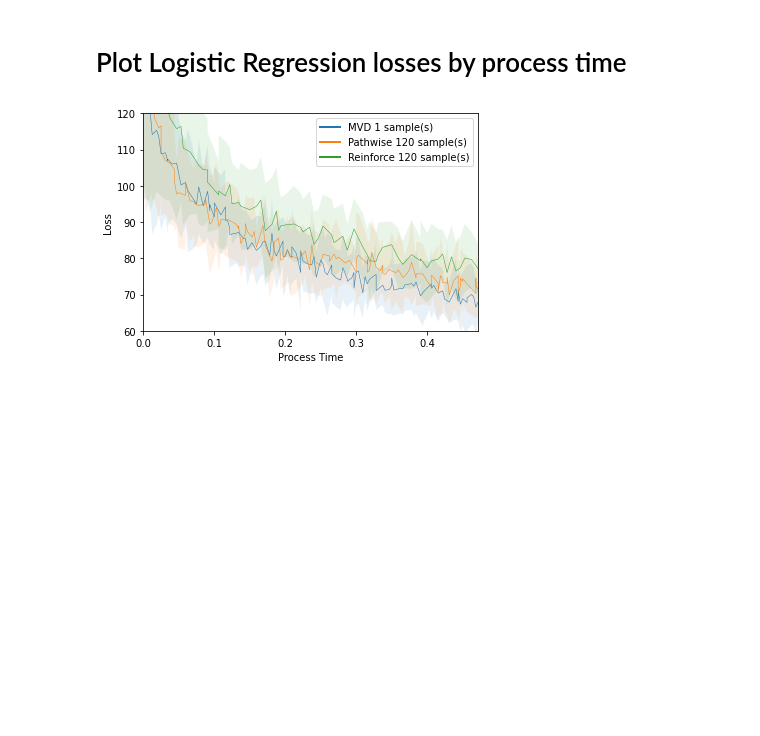
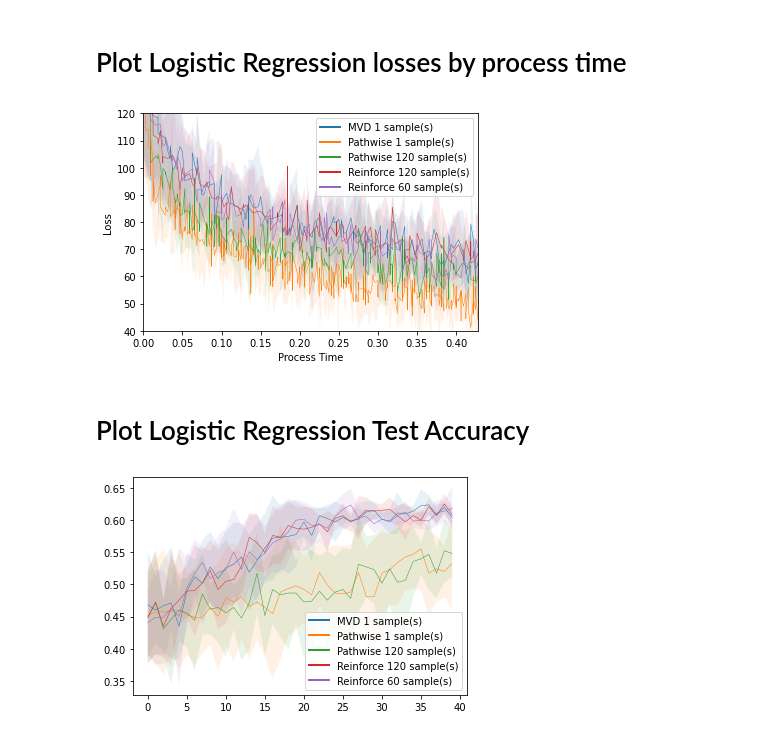
Before and after one commit to M8is/master-thesis-code, a Jupyter notebook: notebooks/plot-losses.ipynb, the cells around one changed output. Saved outputs shown, nothing was run; the diff lists cells and outputs as text; code cells hidden in the pictures; blank space fills up the shorter version.

```diff
--- a/notebooks/plot-losses.ipynb
+++ b/notebooks/plot-losses.ipynb
@@ -196,7 +231,7 @@ plt.show()
 # Plot Logistic Regression losses by process time
 # %%
 test_losses = defaultdict(list)
-for k, v in collect_by(logreg_results, 'mc_estimator').items():
+for k, v in collect_by(logreg_results, 'mc_estimator', 'sample_size').items():
     for meta in v:
         test_losses[k].append((meta, TensorHolder.load(meta['results_dir'], 'train_loss'), TensorHolder.load(meta['results_dir'], 'iteration_times')))
 test_losses.default_factory = None
@@ -218,9 +253,33 @@ for run in test_losses.values():
 legend()
 plt.xlabel('Process Time')
 plt.ylabel('Loss')
-plt.ylim(60, 120)
+plt.ylim(40, 120)
 plt.xlim(0, shortest_run)
 plt.savefig(plot_dir / f'logreg_test_timed_losses_until_end.pdf')
 plt.show()
 # %% [output]
-[figure, old version]
+[figure, new version]
+# %% [markdown]
+# Plot Logistic Regression Test Accuracy
+# %%
+logreg_results = load_meta_infos(Path('results', 'logreg'))
+
+test_accuracies = defaultdict(list)
+for k, v in collect_by(logreg_results, 'mc_estimator', 'sample_size').items():
+    for meta in v:
+        test_accuracies[k].append((meta, TensorHolder.load(meta['results_dir'], 'test_accuracies')))
+test_accuracies.default_factory = None
+
+for run in test_accuracies.values():
+    meta, _ = run[0]
+    accuracies = []
+    for meta, accuracy in run:
+        accuracies.append(accuracy.data.numpy().flatten())
+    accuracies = np.array(accuracies)
+    plot(accuracies.mean(axis=0), accuracies.std(axis=0), losses_label, meta)
+
+legend()
+plt.savefig(plot_dir / f'logreg_test_losses.pdf')
+plt.show()
+# %% [output]
+[figure, added]
```
Also changed, not shown: parts of 8 cells of this notebook.
